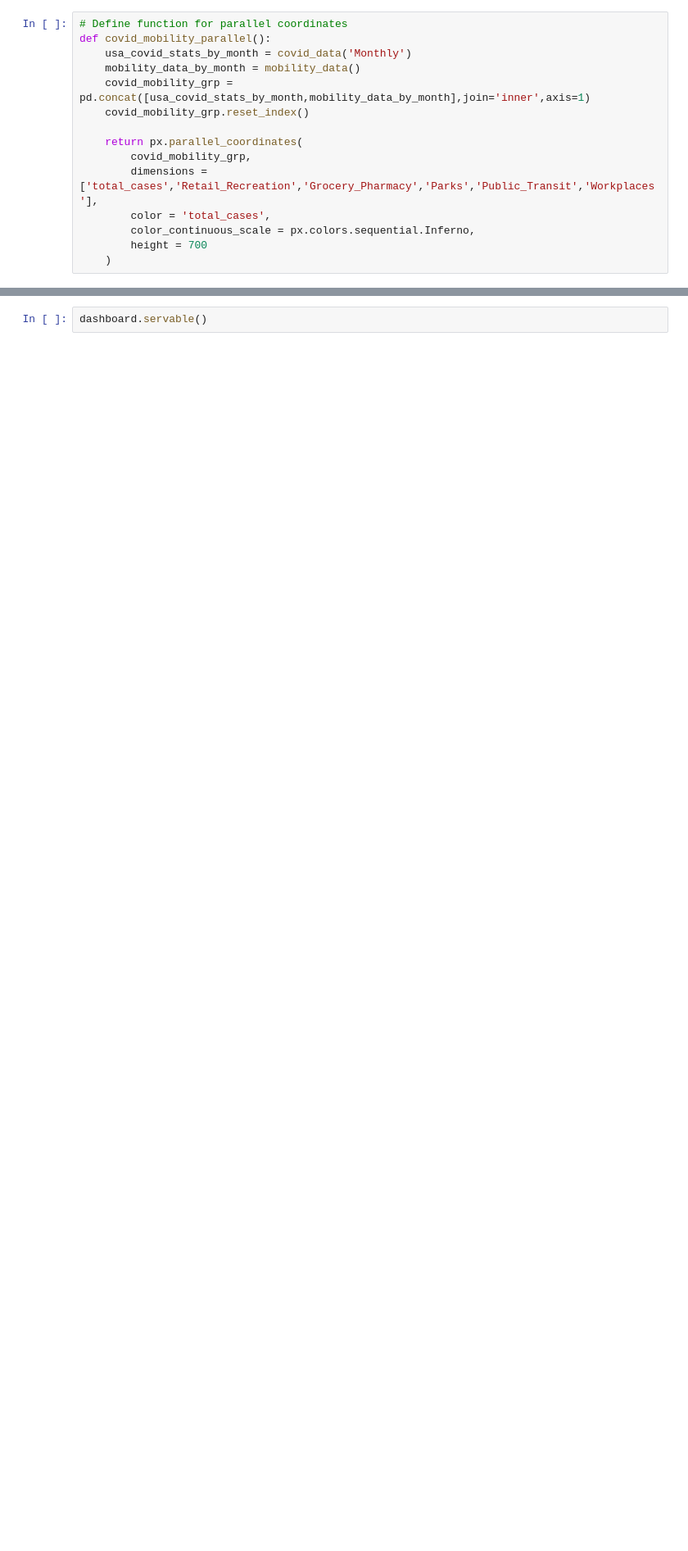
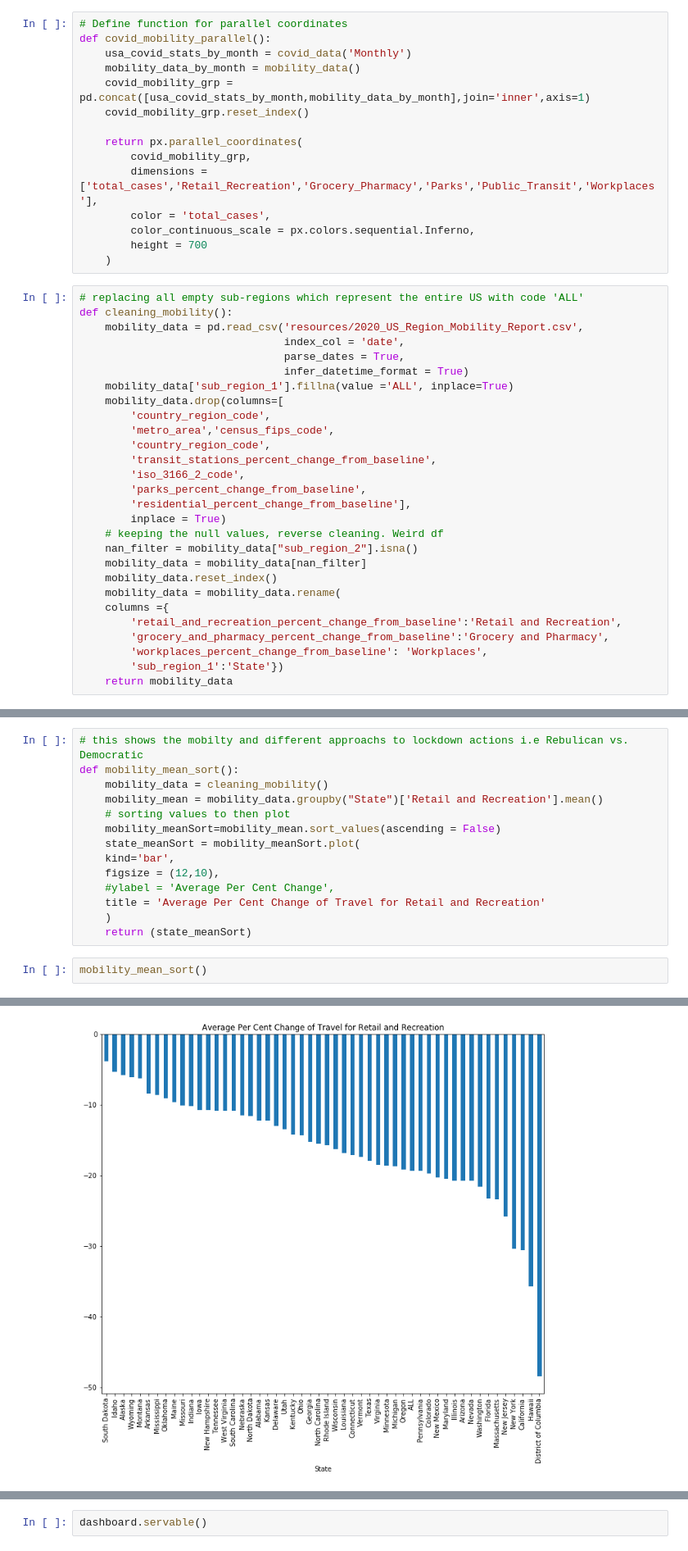
Before and after one commit to youssefabdelwahab/Fintech_Project1, a Jupyter notebook: Project1.ipynb, the cells around one changed output, grey strips where cells are left out. Shown at 82% size. Drawn from its saved outputs; the diff is of its cells as text; blank space fills up the shorter version.

```diff
--- a/Project1.ipynb
+++ b/Project1.ipynb
@@ -80,3 +76,31 @@ def covid_mobility_parallel():
         color_continuous_scale = px.colors.sequential.Inferno,
         height = 700
     )
+# %%
+# replacing all empty sub-regions which represent the entire US with code 'ALL'
+def cleaning_mobility():
+    mobility_data = pd.read_csv('resources/2020_US_Region_Mobility_Report.csv',
+                                index_col = 'date',
+                                parse_dates = True,
+                                infer_datetime_format = True)
+    mobility_data['sub_region_1'].fillna(value ='ALL', inplace=True)
+    mobility_data.drop(columns=[
+        'country_region_code',
+        'metro_area','census_fips_code',
+        'country_region_code',
+        'transit_stations_percent_change_from_baseline',
+        'iso_3166_2_code',
+        'parks_percent_change_from_baseline',
+        'residential_percent_change_from_baseline'],
+        inplace = True)
+    # keeping the null values, reverse cleaning. Weird df
+    nan_filter = mobility_data["sub_region_2"].isna()
+    mobility_data = mobility_data[nan_filter]
+    mobility_data.reset_index()
+    mobility_data = mobility_data.rename(
+    columns ={
+        'retail_and_recreation_percent_change_from_baseline':'Retail and Recreation',
+        'grocery_and_pharmacy_percent_change_from_baseline':'Grocery and Pharmacy',
+        'workplaces_percent_change_from_baseline': 'Workplaces',
+        'sub_region_1':'State'})
+    return mobility_data
@@ -82,0 +119,17 @@ def covid_mobility_parallel():
+# %%
+# this shows the mobilty and different approachs to lockdown actions i.e Rebulican vs. Democratic
+def mobility_mean_sort():
+    mobility_data = cleaning_mobility()
+    mobility_mean = mobility_data.groupby("State")['Retail and Recreation'].mean()
+    # sorting values to then plot
+    mobility_meanSort=mobility_mean.sort_values(ascending = False)
+    state_meanSort = mobility_meanSort.plot(
+    kind='bar',
+    figsize = (12,10),
+    #ylabel = 'Average Per Cent Change',
+    title = 'Average Per Cent Change of Travel for Retail and Recreation'
+    )
+    return (state_meanSort)
+# %%
+mobility_mean_sort()
+# %% [output]
@@ -82,0 +137 @@ def covid_mobility_parallel():
+[figure, added]
```
Also changed, not shown: parts of 14 cells of this notebook, 18 other files.
